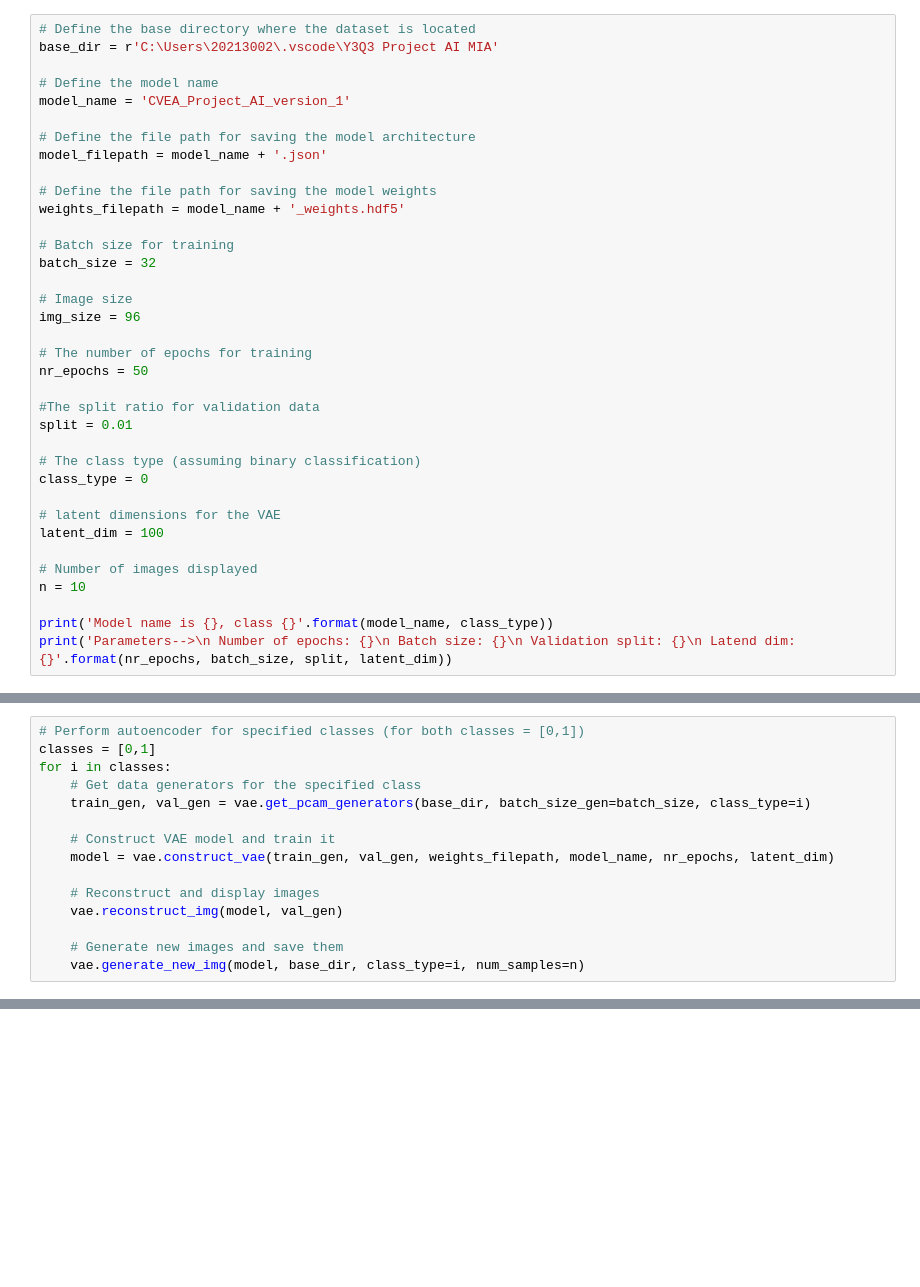
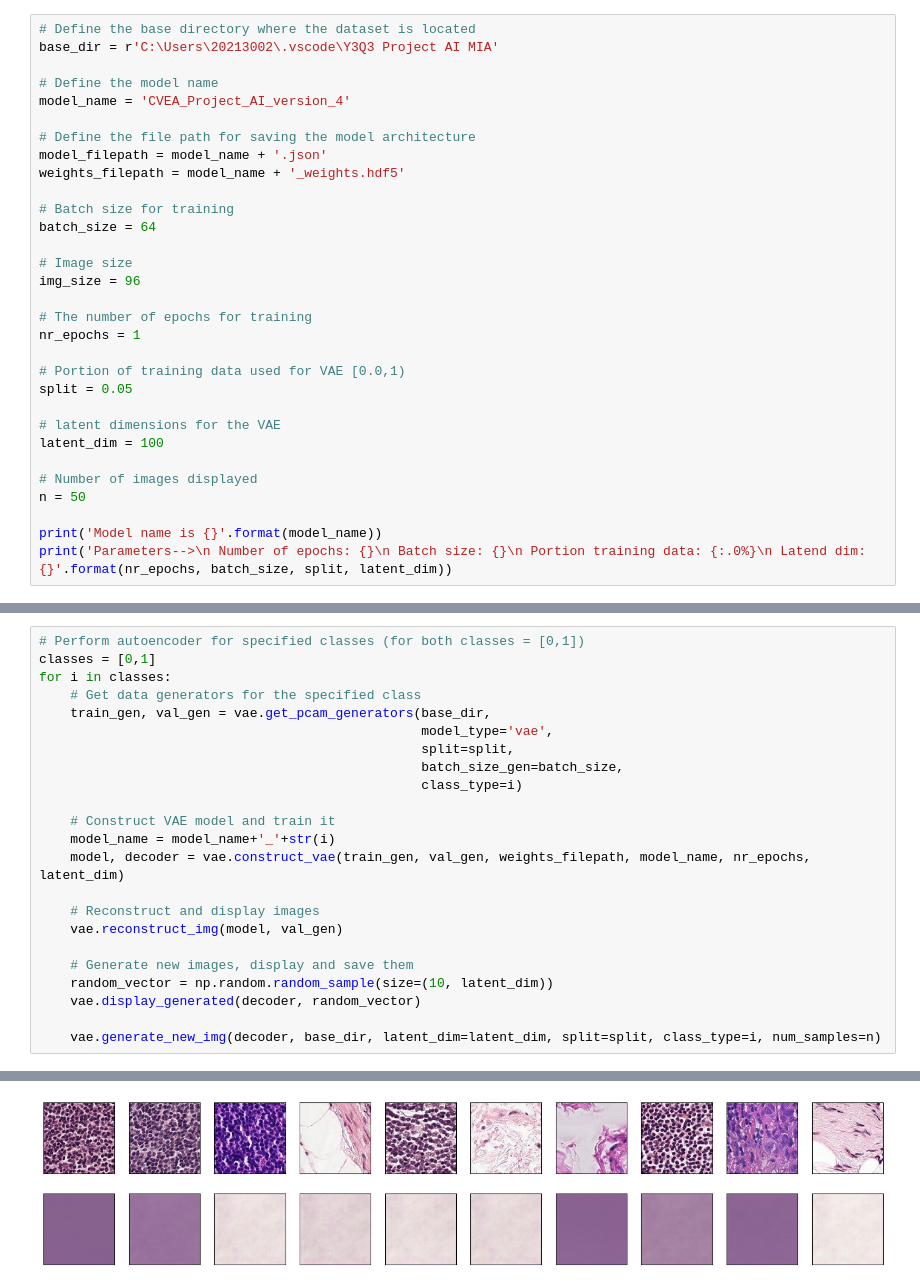
Before and after one commit to SSWMPeters/Project-AI-for-MIA, a Jupyter notebook: code_calls.ipynb, the cells around one changed output, grey strips where cells are left out. Cells and saved outputs as stored; diff of their text form; blank space fills up the shorter version.

```diff
--- a/code_calls.ipynb
+++ b/code_calls.ipynb
@@ -6,34 +7,29 @@ import CNN_code as cnn
 base_dir = r'C:\Users\20213002\.vscode\Y3Q3 Project AI MIA'
 
 # Define the model name
-model_name = 'CVEA_Project_AI_version_1'
+model_name = 'CVEA_Project_AI_version_4'
 
 # Define the file path for saving the model architecture
 model_filepath = model_name + '.json'
-
-# Define the file path for saving the model weights
 weights_filepath = model_name + '_weights.hdf5'
 
 # Batch size for training
-batch_size = 32
+batch_size = 64
 
 # Image size
 img_size = 96
 
 # The number of epochs for training
-nr_epochs = 50
+nr_epochs = 1
 
-#The split ratio for validation data
-split = 0.01
-
-# The class type (assuming binary classification)
-class_type = 0
+# Portion of training data used for VAE [0.0,1)
+split = 0.05
 
 # latent dimensions for the VAE
 latent_dim = 100
 
 # Number of images displayed
-n = 10
+n = 50
 
-print('Model name is {}, class {}'.format(model_name, class_type))
-print('Parameters-->\n Number of epochs: {}\n Batch size: {}\n Validation split: {}\n Latend dim: {}'.format(nr_epochs, batch_size, split, latent_dim))
+print('Model name is {}'.format(model_name))
+print('Parameters-->\n Number of epochs: {}\n Batch size: {}\n Portion training data: {:.0%}\n Latend dim: {}'.format(nr_epochs, batch_size, split, latent_dim))
@@ -42,13 +45,22 @@ print('Parameters-->\n Number of epochs: {}\n Batch size: {}\n Validation split:
 classes = [0,1]
 for i in classes:
     # Get data generators for the specified class
-    train_gen, val_gen = vae.get_pcam_generators(base_dir, batch_size_gen=batch_size, class_type=i)
+    train_gen, val_gen = vae.get_pcam_generators(base_dir,
+                                                 model_type='vae',
+                                                 split=split,
+                                                 batch_size_gen=batch_size,
+                                                 class_type=i)
 
     # Construct VAE model and train it
-    model = vae.construct_vae(train_gen, val_gen, weights_filepath, model_name, nr_epochs, latent_dim)
+    model_name = model_name+'_'+str(i)
+    model, decoder = vae.construct_vae(train_gen, val_gen, weights_filepath, model_name, nr_epochs, latent_dim)
 
     # Reconstruct and display images
     vae.reconstruct_img(model, val_gen)
 
-    # Generate new images and save them
-    vae.generate_new_img(model, base_dir, class_type=i, num_samples=n)
+    # Generate new images, display and save them
+    random_vector = np.random.random_sample(size=(10, latent_dim))
+    vae.display_generated(decoder, random_vector)
+
+    vae.generate_new_img(decoder, base_dir, latent_dim=latent_dim, split=split, class_type=i, num_samples=n)
+# %% [output]
@@ -54,0 +73 @@ for i in classes:
+[figure, added]
```
Also changed, not shown: parts of 7 cells of this notebook, 2 other files.
